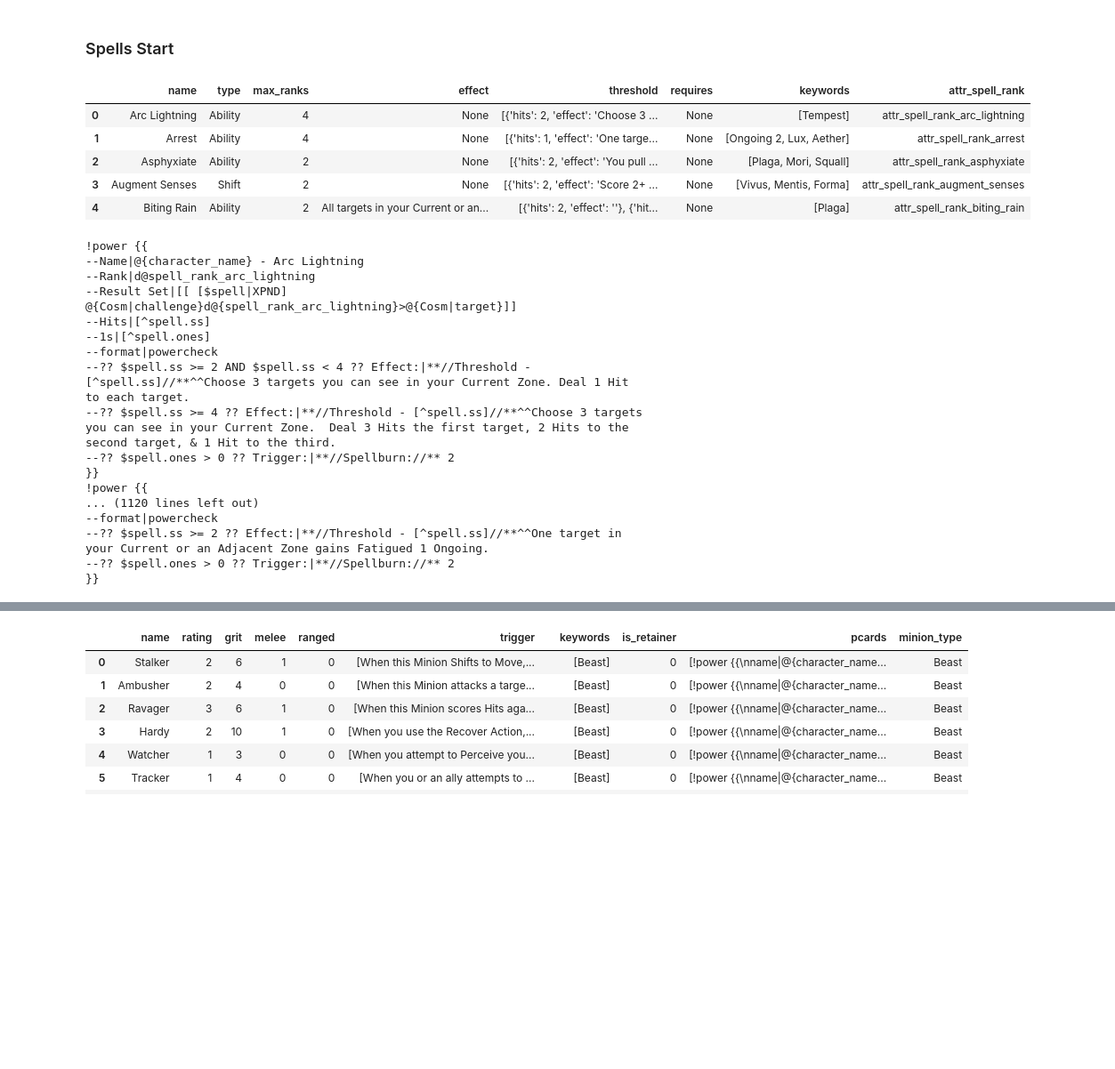
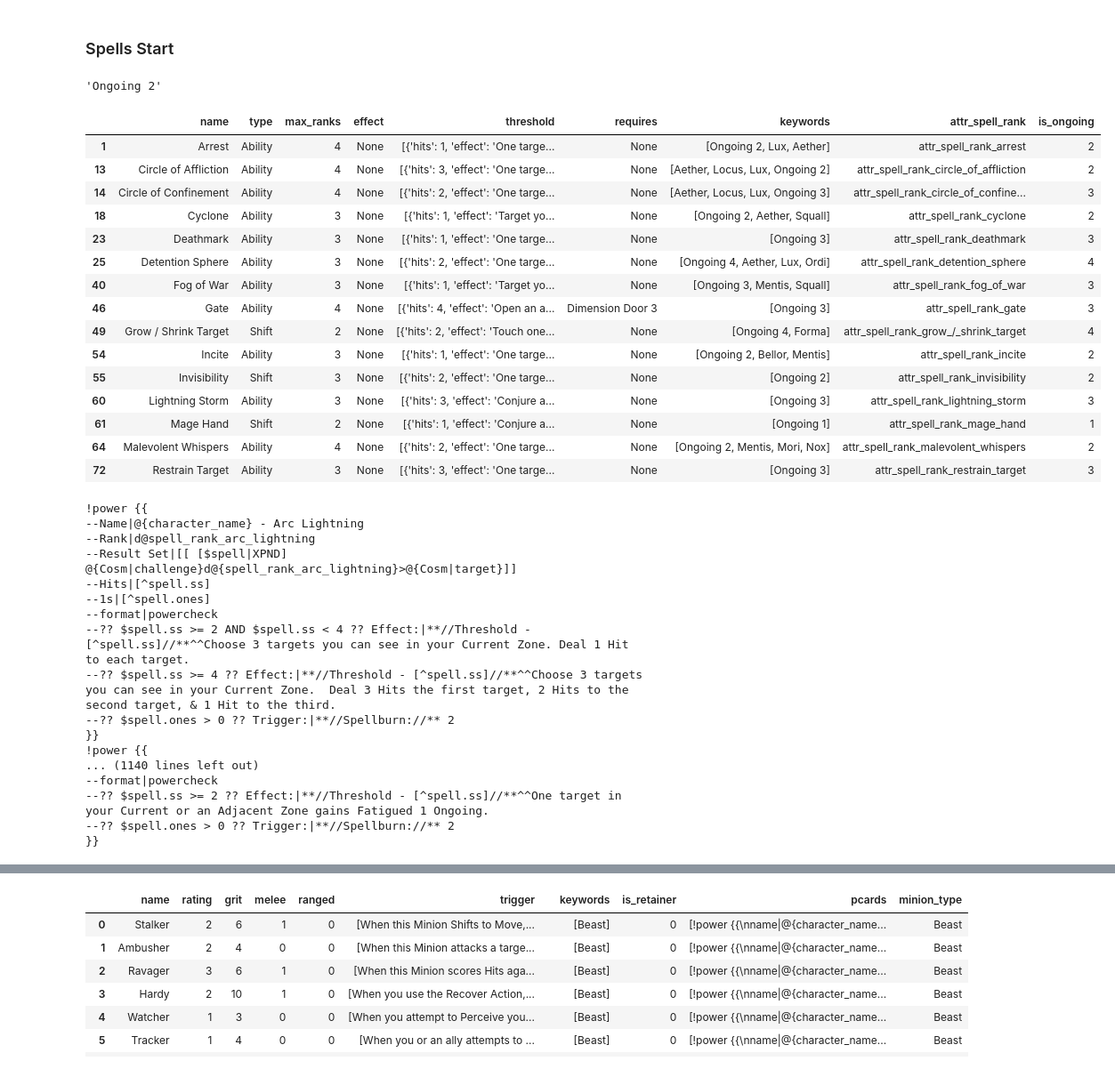
Before and after one commit to donalharrison/no1_system, a Jupyter notebook: code/build_character_sheet/nb_build_character_sheet.ipynb, the cells around one changed output, grey strips where cells are left out. Shown at 89% size. Saved outputs shown, nothing was run; the diff lists cells and outputs as text; code cells hidden in the pictures; blank space fills up the shorter version.

```diff
--- a/code/build_character_sheet/nb_build_character_sheet.ipynb
+++ b/code/build_character_sheet/nb_build_character_sheet.ipynb
@@ -1126,6 +1138,17 @@ print(div_str)
 # %%
 df_marvels = pd.DataFrame.from_records(powers_data['marvels'])
 df_marvels.sort_values(by=['skill', 'rank'], inplace=True)
+# %%
+is_ongoing = []
+for key in df_marvels['keywords']:
+    if 'Ongoing' in key:
+        # key = fnmatch.filter(keylist, 'Ongoing*')[0]
+        is_ongoing.append(int(key.replace('Ongoing ', '')))
+    else:
+        is_ongoing.append(0)
+
+
+df_marvels['is_ongoing'] = is_ongoing
 # %%
 df_marvels.head()
 # %% [output]
@@ -1257,20 +1289,49 @@ df_spells['attr_spell_rank'] = '''attr_spell_rank_''' + df_spells['name'].str.lo
+# %%
+df_spells['attr_spell_rank'] = '''attr_spell_rank_''' + df_spells['name'].str.lower().str.replace(' ', '_')
+is_ongoing = []
+for keylist in df_spells['keywords']:
+    if 'Ongoing' in '-'.join(keylist):
+        key = fnmatch.filter(keylist, 'Ongoing*')[0]
+        is_ongoing.append(int(key.replace('Ongoing ', '')))
+    else:
+        is_ongoing.append(0)
+
+
+df_spells['is_ongoing'] = is_ongoing
+# %%
+k=df_spells.iloc[1]['keywords']
+fnmatch.filter(k, 'Ongoing*')[0]
+# %% [output]
+'Ongoing 2'
 # %%
-df_spells.head()
+df_spells[df_spells['is_ongoing']>0].head(15)
 # %% [output]
-|  | name | type | max_ranks | effect | threshold | requires | keywords | attr_spell_rank |
-| 0 | Arc Lightning | Ability | 4 | None | [{'hits': 2, 'effect': 'Choose 3 ... | None | [Tempest] | attr_spell_rank_arc_lightning |
-| 1 | Arrest | Ability | 4 | None | [{'hits': 1, 'effect': 'One targe... | None | [Ongoing 2, Lux, Aether] | attr_spell_rank_arrest |
-| 2 | Asphyxiate | Ability | 2 | None | [{'hits': 2, 'effect': 'You pull ... | None | [Plaga, Mori, Squall] | attr_spell_rank_asphyxiate |
-| 3 | Augment Senses | Shift | 2 | None | [{'hits': 2, 'effect': 'Score 2+ ... | None | [Vivus, Mentis, Forma] | attr_spell_rank_augment_senses |
-| 4 | Biting Rain | Ability | 2 | All targets in your Current or an... | [{'hits': 2, 'effect': ''}, {'hit... | None | [Plaga] | attr_spell_rank_biting_rain |
+|  | name | type | max_ranks | effect | threshold | requires | keywords | attr_spell_rank | is_ongoing |
+| 1 | Arrest | Ability | 4 | None | [{'hits': 1, 'effect': 'One targe... | None | [Ongoing 2, Lux, Aether] | attr_spell_rank_arrest | 2 |
+| 13 | Circle of Affliction | Ability | 4 | None | [{'hits': 3, 'effect': 'One targe... | None | [Aether, Locus, Lux, Ongoing 2] | attr_spell_rank_circle_of_affliction | 2 |
+| 14 | Circle of Confinement | Ability | 4 | None | [{'hits': 2, 'effect': 'One targe... | None | [Aether, Locus, Lux, Ongoing 3] | attr_spell_rank_circle_of_confine... | 3 |
+| 18 | Cyclone | Ability | 3 | None | [{'hits': 1, 'effect': 'Target yo... | None | [Ongoing 2, Aether, Squall] | attr_spell_rank_cyclone | 2 |
+| 23 | Deathmark | Ability | 3 | None | [{'hits': 1, 'effect': 'One targe... | None | [Ongoing 3] | attr_spell_rank_deathmark | 3 |
+| 25 | Detention Sphere | Ability | 3 | None | [{'hits': 2, 'effect': 'One targe... | None | [Ongoing 4, Aether, Lux, Ordi] | attr_spell_rank_detention_sphere | 4 |
+| 40 | Fog of War | Ability | 3 | None | [{'hits': 1, 'effect': 'Target yo... | None | [Ongoing 3, Mentis, Squall] | attr_spell_rank_fog_of_war | 3 |
+| 46 | Gate | Ability | 4 | None | [{'hits': 4, 'effect': 'Open an a... | Dimension Door 3 | [Ongoing 3] | attr_spell_rank_gate | 3 |
+| 49 | Grow / Shrink Target | Shift | 2 | None | [{'hits': 2, 'effect': 'Touch one... | None | [Ongoing 4, Forma] | attr_spell_rank_grow_/_shrink_target | 4 |
+| 54 | Incite | Ability | 3 | None | [{'hits': 1, 'effect': 'One targe... | None | [Ongoing 2, Bellor, Mentis] | attr_spell_rank_incite | 2 |
+| 55 | Invisibility | Shift | 3 | None | [{'hits': 2, 'effect': 'One targe... | None | [Ongoing 2] | attr_spell_rank_invisibility | 2 |
+| 60 | Lightning Storm | Ability | 3 | None | [{'hits': 3, 'effect': 'Conjure a... | None | [Ongoing 3] | attr_spell_rank_lightning_storm | 3 |
+| 61 | Mage Hand | Shift | 2 | None | [{'hits': 1, 'effect': 'Conjure a... | None | [Ongoing 1] | attr_spell_rank_mage_hand | 1 |
+| 64 | Malevolent Whispers | Ability | 4 | None | [{'hits': 2, 'effect': 'One targe... | None | [Ongoing 2, Mentis, Mori, Nox] | attr_spell_rank_malevolent_whispers | 2 |
+| 72 | Restrain Target | Ability | 3 | None | [{'hits': 3, 'effect': 'One targe... | None | [Ongoing 3] | attr_spell_rank_restrain_target | 3 |
 # %%
 spell_pcards = []
 for index, t in df_spells.iterrows():
     spell_attr = t['attr_spell_rank'].replace('attr_', '')
     res = '''!power {{
 --Name|@{character_name} - ''' + t['name'] + '''
---Rank|d@''' + spell_attr + '''
---Result Set|[[ [$spell|XPND] @{Cosm|challenge}d@{''' + spell_attr + '''}>@{Cosm|target}]]
+--Rank|d@''' + spell_attr + '''\n'''
+    if t['is_ongoing'] > 0:
+        res += '''--api_modattr|_name @{character_name} _ongoing|''' + str(t['is_ongoing']) + '''\n'''
+    res += '''--Result Set|[[ [$spell|XPND] @{Cosm|challenge}d@{''' + spell_attr + '''}>@{Cosm|target}]]
 --Hits|[^spell.ss]
 --1s|[^spell.ones]
 --format|powercheck\n'''
@@ -1304,7 +1365,7 @@ for index, t in df_spells.iterrows():
 --?? $spell.ones > 0 ?? Trigger:|**//Spellburn://** 2
 }}
 !power {{
-... (1120 lines left out)
+... (1140 lines left out)
 --format|powercheck
 --?? $spell.ss >= 2 ?? Effect:|**//Threshold - [^spell.ss]//**^^One target in your Current or an Adjacent Zone gains Fatigued 1 Ongoing.
 --?? $spell.ones > 0 ?? Trigger:|**//Spellburn://** 2
```
Also changed, not shown: parts of 25 cells of this notebook, 28 other files.
